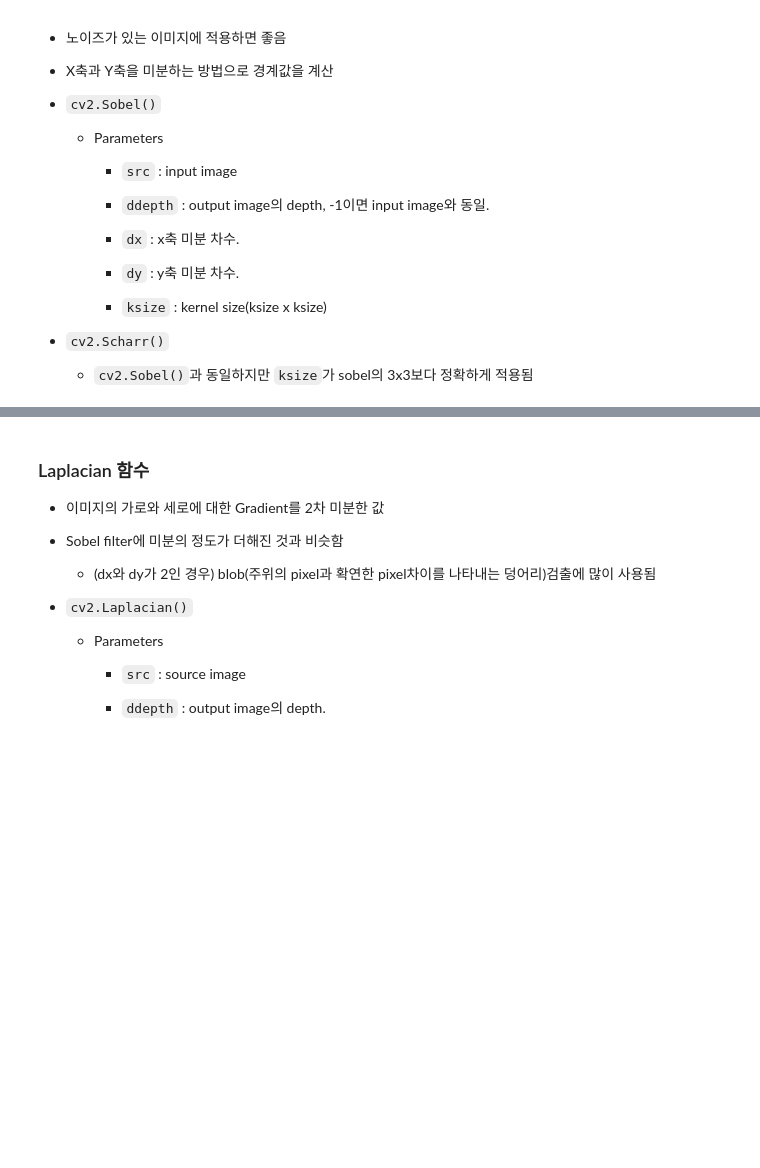
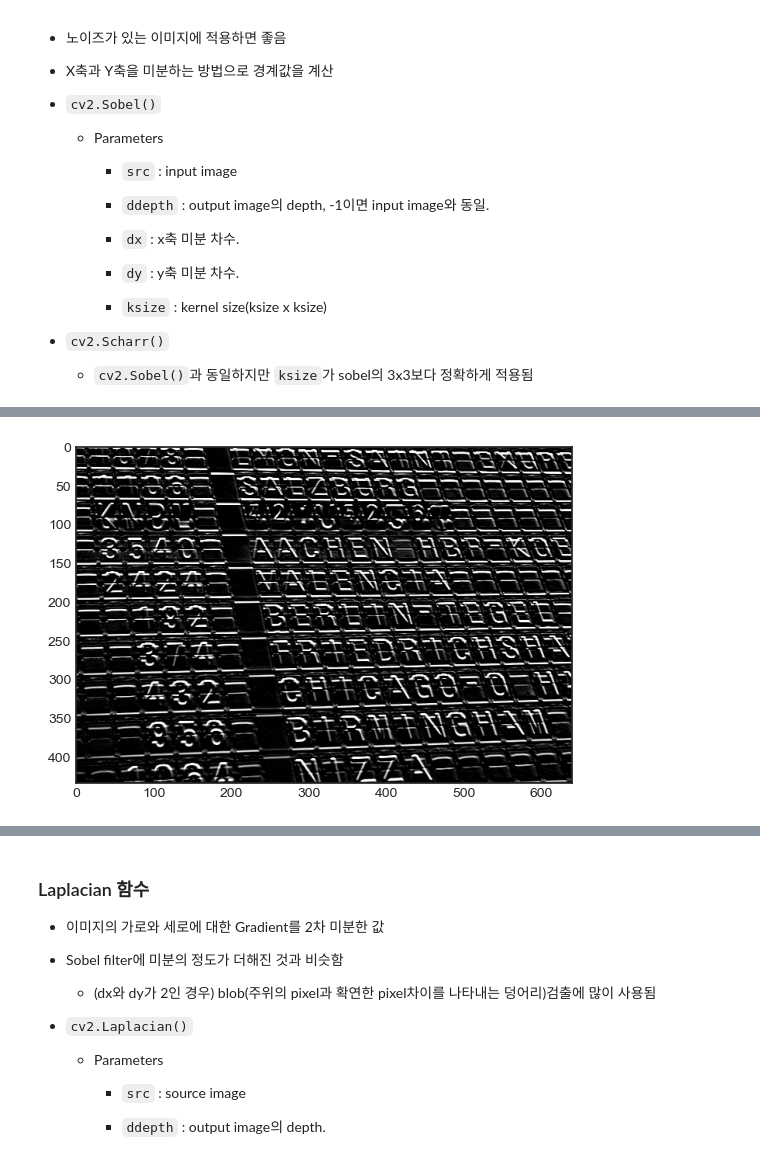
Before and after one commit to kksoo1769/study, a Jupyter notebook: code/computer_vision/01.OpenCV/07.image_gradients.ipynb, the cells around one changed output, grey strips where cells are left out. Drawn from its saved outputs; the diff is of its cells as text; code cells hidden in the pictures; blank space fills up the shorter version.

```diff
--- a/code/computer_vision/01.OpenCV/07.image_gradients.ipynb
+++ b/code/computer_vision/01.OpenCV/07.image_gradients.ipynb
@@ -36,0 +61,7 @@
+# %%
+sobel_y = cv2.Sobel(img, cv2.CV_8U, 0, 1, ksize=3)
+# %%
+plt.imshow(sobel_y, cmap='gray')
+plt.show()
+# %% [output]
+[figure, added]
```
Also changed, not shown: parts of 20 cells of this notebook, 1 other file.
